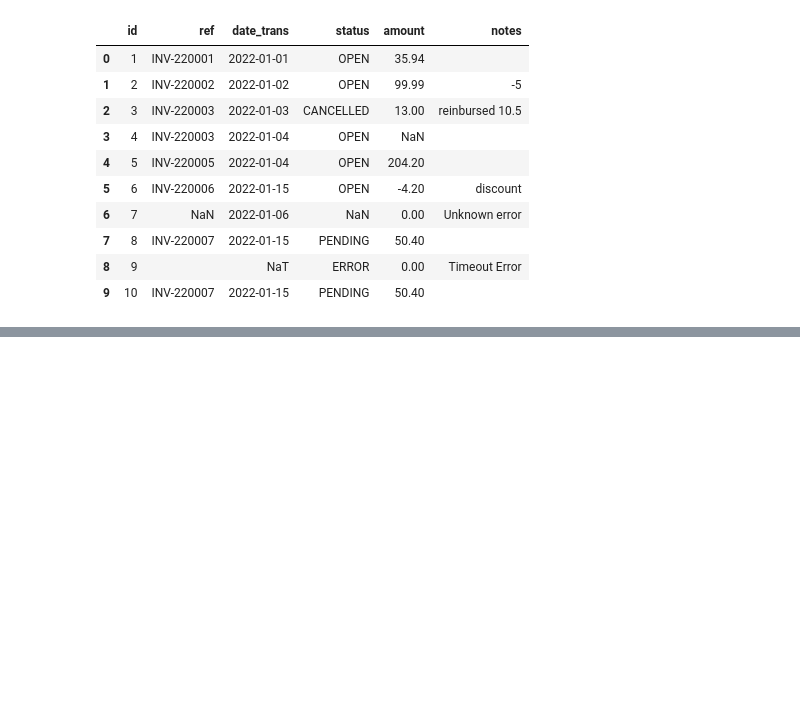
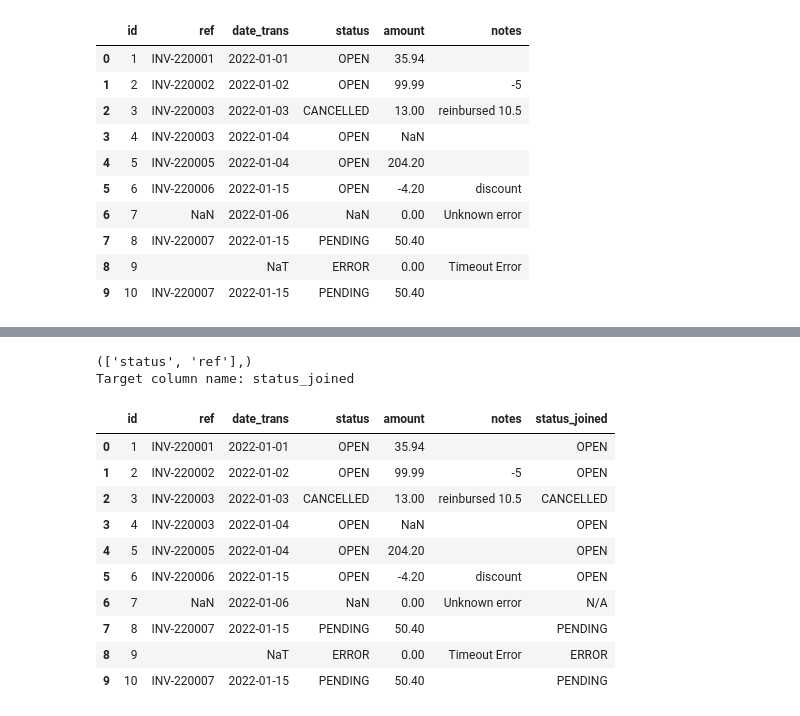
Before and after one commit to jceresearch/pydit, a Jupyter notebook: examples/demo.ipynb, the cells around one changed output, grey strips where cells are left out. Drawn from its saved outputs; the diff is of its cells as text; code cells hidden in the pictures; blank space fills up the shorter version.

```diff
--- a/examples/demo.ipynb
+++ b/examples/demo.ipynb
@@ -141,0 +177,16 @@ Target column name: status
+# %%
+coalesce_columns(df,["status","ref"],target_column_name="status_joined",default_value="N/A")
+# %% [output]
+(['status', 'ref'],)
+Target column name: status_joined
+|  | id | ref | date_trans | status | amount | notes | status_joined |
+| 0 | 1 | INV-220001 | 2022-01-01 | OPEN | 35.94 |  | OPEN |
+| 1 | 2 | INV-220002 | 2022-01-02 | OPEN | 99.99 | -5 | OPEN |
+| 2 | 3 | INV-220003 | 2022-01-03 | CANCELLED | 13.00 | reinbursed 10.5 | CANCELLED |
+| 3 | 4 | INV-220003 | 2022-01-04 | OPEN | NaN |  | OPEN |
+| 4 | 5 | INV-220005 | 2022-01-04 | OPEN | 204.20 |  | OPEN |
+| 5 | 6 | INV-220006 | 2022-01-15 | OPEN | -4.20 | discount | OPEN |
+| 6 | 7 | NaN | 2022-01-06 | NaN | 0.00 | Unknown error | N/A |
+| 7 | 8 | INV-220007 | 2022-01-15 | PENDING | 50.40 |  | PENDING |
+| 8 | 9 |  | NaT | ERROR | 0.00 | Timeout Error | ERROR |
+| 9 | 10 | INV-220007 | 2022-01-15 | PENDING | 50.40 |  | PENDING |
```
Also changed, not shown: parts of 5 cells of this notebook, 6 other files.
